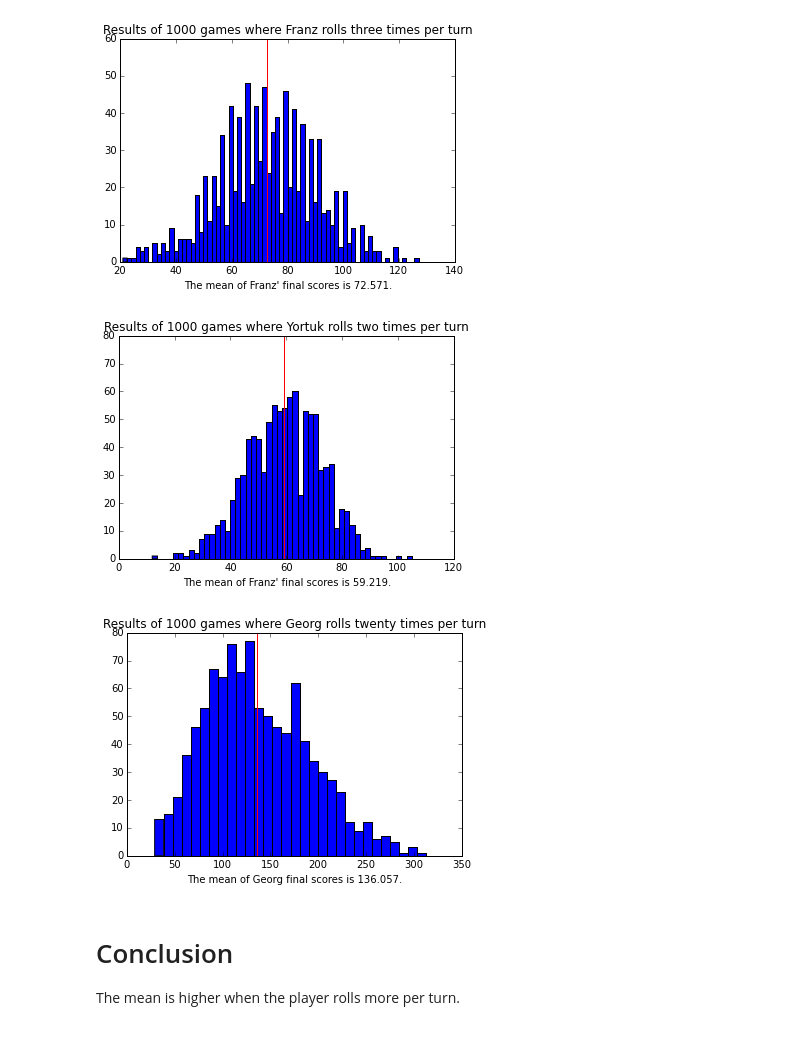
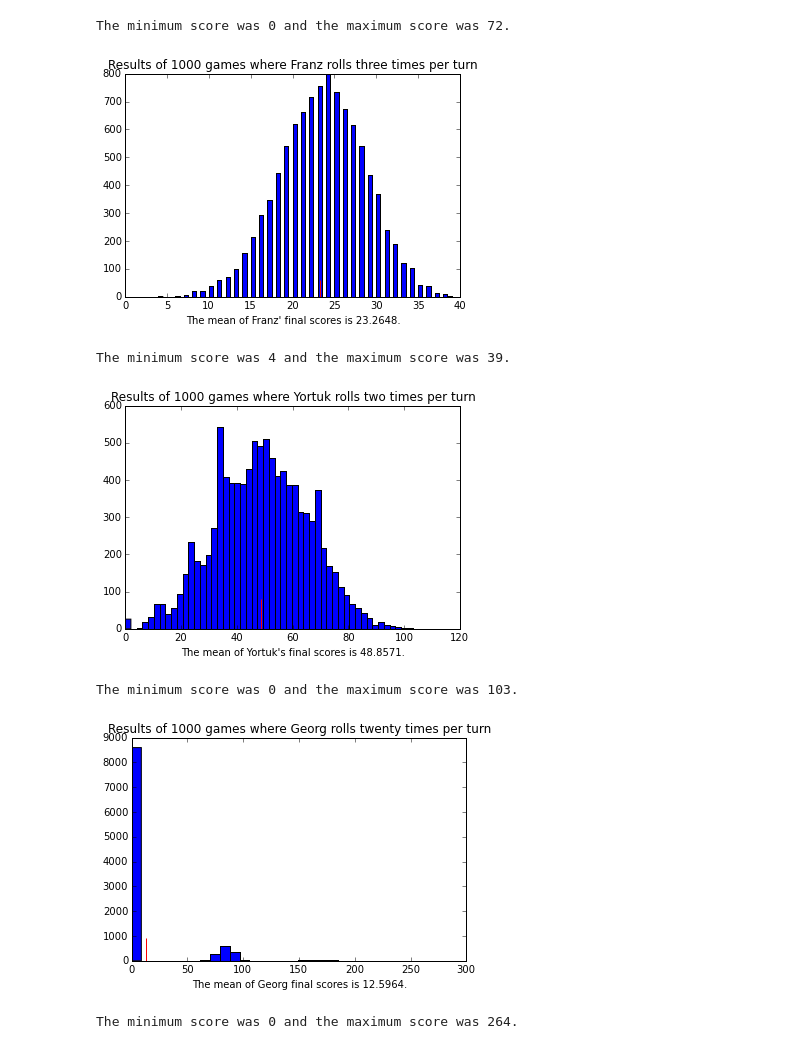
Before and after one commit to kasalak/Ultimate-Pig, a Jupyter notebook: Ultimate_Pig.ipynb, the cells around one changed output. Drawn from its saved outputs; the diff is of its cells as text; code cells hidden in the pictures.

```diff
--- a/Ultimate_Pig.ipynb
+++ b/Ultimate_Pig.ipynb
@@ -41,7 +41,7 @@ class Player:
             self.rolls += 1
             if roll == 1:
                 self.points += 0
-                break
+                return 0
             else:
                 self.points += roll
             if not self.should_roll_again():
@@ -102,7 +102,7 @@ aggressive_data = []
 cautious_data = []
 no_holds_data = []
 
-for x in range(1000):
+for x in range(10000):
     base_data.append(hanz.play_game())
     aggressive_data.append(franz.play_game())
     cautious_data.append(yortuk.play_game())
@@ -118,3 +120,7 @@ plt.show()
+# %%
+print("The minimum score was {} and the maximum score was {}.".format(min(base_data), max(base_data)))
+# %% [output]
+The minimum score was 0 and the maximum score was 72.
 # %%
 plt.hist(aggressive_data, bins = 70)
 plt.title("Results of 1000 games where Franz rolls three times per turn")
@@ -122,23 +128,32 @@ plt.xlabel("The mean of Franz' final scores is {}.".format(st.mean(aggressive_da
 plt.vlines(st.mean(aggressive_data), ymin = 0, ymax = 60, color ='red', linestyle='solid')
 plt.show()
 # %% [output]
-[figure, old version]
+[figure, new version]
+# %%
+print("The minimum score was {} and the maximum score was {}.".format(min(aggressive_data), max(aggressive_data)))
+# %% [output]
+The minimum score was 4 and the maximum score was 39.
 # %%
 plt.hist(cautious_data, bins=50)
 plt.title("Results of 1000 games where Yortuk rolls two times per turn")
-plt.xlabel("The mean of Franz' final scores is {}.".format(st.mean(cautious_data)))
+plt.xlabel("The mean of Yortuk's final scores is {}.".format(st.mean(cautious_data)))
 plt.vlines(st.mean(cautious_data), ymin = 0, ymax = 80, color ='red', linestyle='solid')
 plt.show()
 # %% [output]
-[figure, old version]
+[figure, new version]
+# %%
+print("The minimum score was {} and the maximum score was {}.".format(min(cautious_data), max(cautious_data)))
+# %% [output]
+The minimum score was 0 and the maximum score was 103.
 # %%
 plt.hist(no_holds_data, bins=30)
 plt.title("Results of 1000 games where Georg rolls twenty times per turn")
 plt.xlabel("The mean of Georg final scores is {}.".format(st.mean(no_holds_data)))
-plt.vlines(st.mean(no_holds_data), ymin = 0, ymax = 80, color ='red', linestyle='solid')
+plt.vlines(st.mean(no_holds_data), ymin = 0, ymax = 900, color ='red', linestyle='solid')
 plt.show()
 # %% [output]
-[figure, old version]
+[figure, new version]
-# %% [markdown]
-# Conclusion
-The mean is higher when the player rolls more per turn.
+# %%
+print("The minimum score was {} and the maximum score was {}.".format(min(no_holds_data), max(no_holds_data)))
+# %% [output]
+The minimum score was 0 and the maximum score was 264.
```
Also changed, not shown: parts of 2 cells of this notebook.
